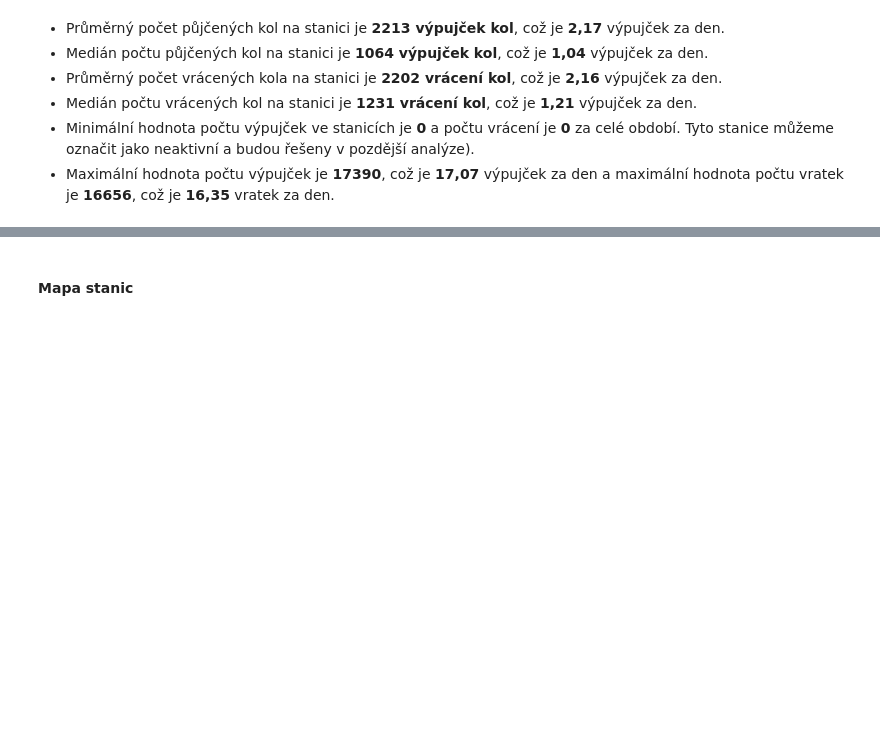
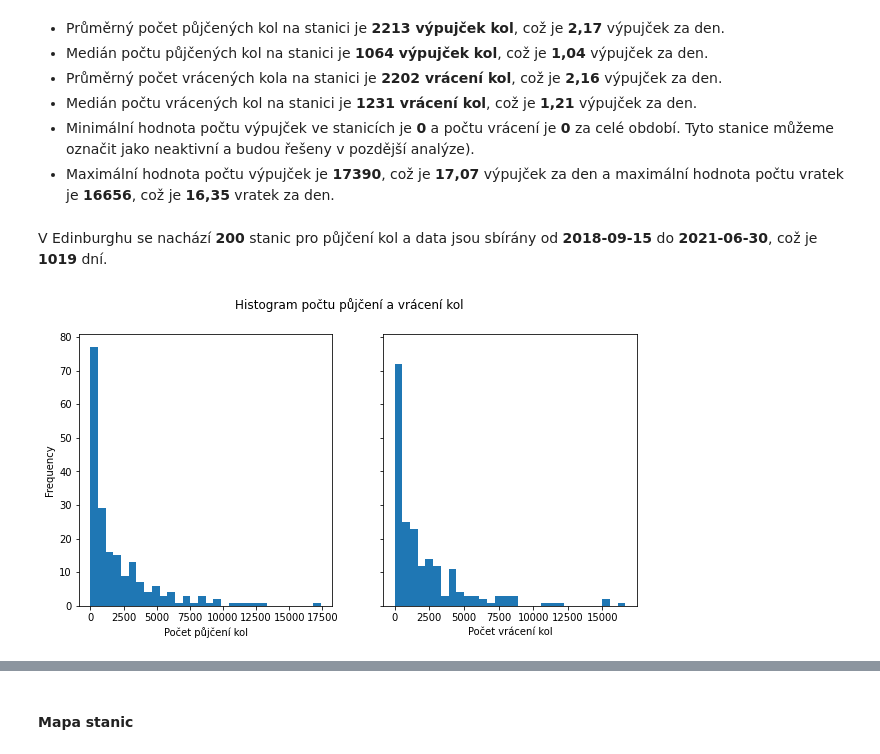
Before and after one commit to 9berny9/bikes, a Jupyter notebook: bikes_process.ipynb, the cells around one changed output, grey strips where cells are left out. Cells and saved outputs as stored; diff of their text form; code cells hidden in the pictures; blank space fills up the shorter version.

```diff
--- a/bikes_process.ipynb
+++ b/bikes_process.ipynb
@@ -65,3 +87,5 @@ V Edinburghu se nachází **200** stanic pro půjčení kol a data jsou sbírán
 *   Medián počtu vrácených kol na stanici je **1231 vrácení kol**, což je **1,21** výpujček za den.
 *   Minimální hodnota počtu výpujček ve stanicích je **0** a počtu vrácení je **0** za celé období.   Tyto stanice můžeme označit jako neaktivní a budou řešeny v pozdější analýze).
 *   Maximální hodnota počtu výpujček je **17390**, což je **17,07** výpujček za den a maximální hodnota počtu vratek je **16656**, což je **16,35** vratek za den.
+# %% [markdown]
+V Edinburghu se nachází **200** stanic pro půjčení kol a data jsou sbírány od **2018-09-15** do **2021-06-30**, což je **1019** dní.
@@ -67,0 +97,12 @@ V Edinburghu se nachází **200** stanic pro půjčení kol a data jsou sbírán
+# %%
+# histogram počtu půjčení a vrácení kol
+fig = plt.figure(figsize=(10, 5))
+ax1 = fig.add_subplot(1, 2, 1)  # Jeden řádek, dva sloupce, první graf
+ax2 = fig.add_subplot(1, 2, 2, sharey=ax1)  # Druhý graf, sdílená osa Y
+df_s.start_frequency.plot.hist(ax=ax1, bins=30);
+df_s.end_frequency.plot.hist(ax=ax2, bins=30);
+fig.suptitle("Histogram počtu půjčení a vrácení kol");
+ax1.set_xlabel("Počet půjčení kol");
+ax2.set_xlabel("Počet vrácení kol");
+# %% [output]
+[figure, added]
```
Also changed, not shown: parts of 50 cells of this notebook.
